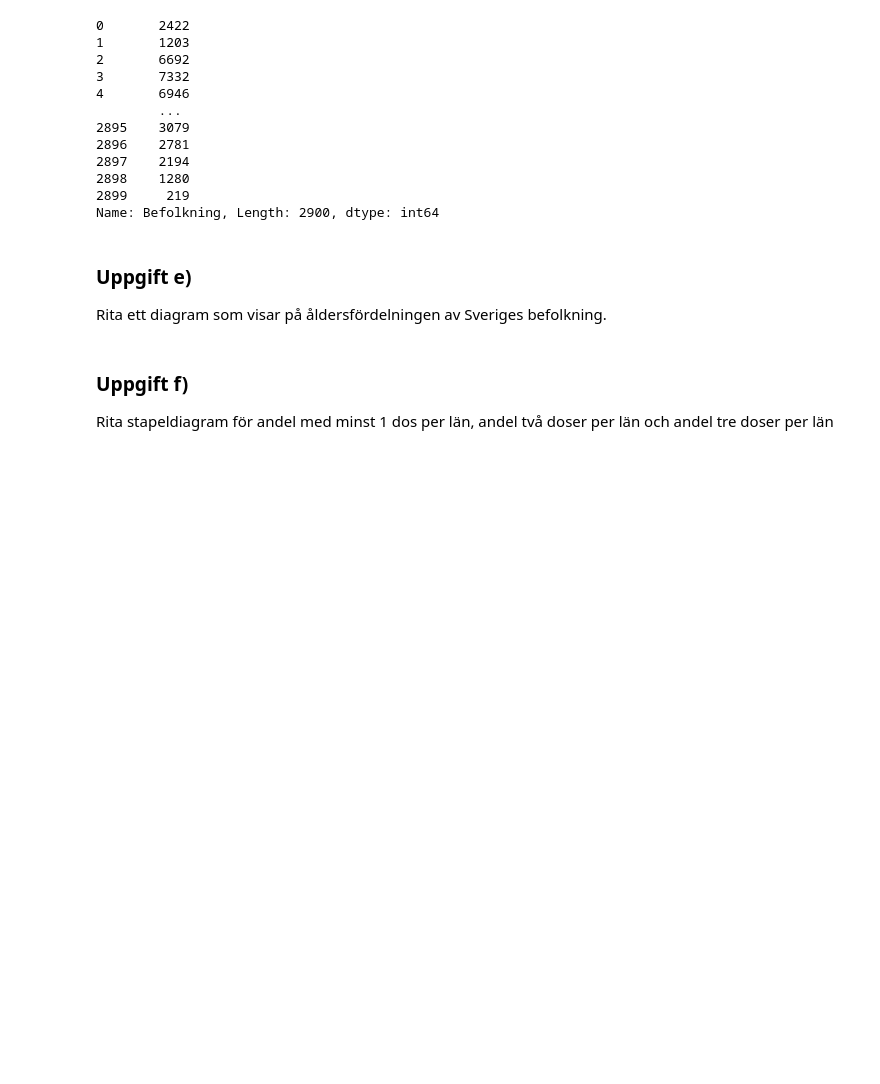
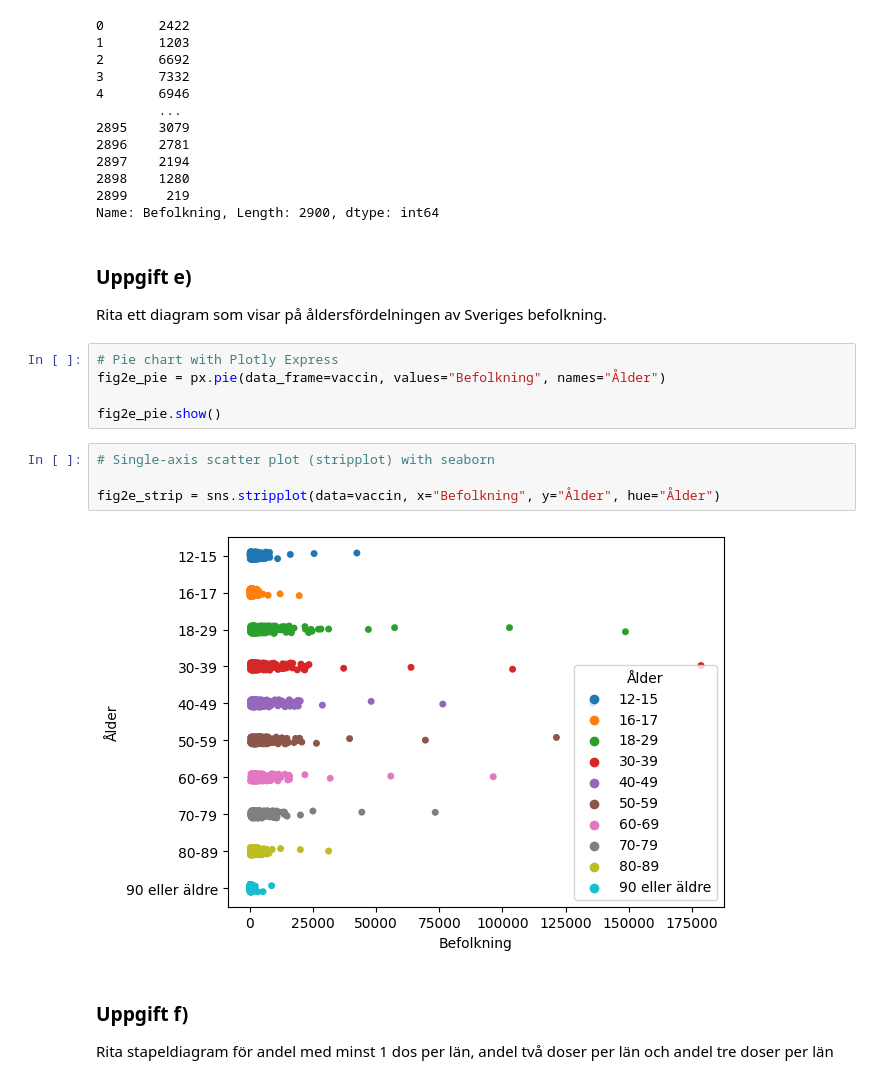
Before and after one commit to helveticae/Databehandling-William-Akilles-Lindstedt, a Jupyter notebook: COVID-19/covid-19.ipynb, the cells around one changed output. Drawn from its saved outputs; the diff is of its cells as text; blank space fills up the shorter version.

Commit message:
add piechart and stripplot

```diff
--- a/COVID-19/covid-19.ipynb
+++ b/COVID-19/covid-19.ipynb
@@ -122,6 +175,17 @@ Name: Befolkning, Length: 2900, dtype: int64
 # %% [markdown]
 ### Uppgift e)
 Rita ett diagram som visar på åldersfördelningen av Sveriges befolkning.
+# %%
+# Pie chart with Plotly Express
+fig2e_pie = px.pie(data_frame=vaccin, values="Befolkning", names="Ålder")
+
+fig2e_pie.show()
+# %%
+# Single-axis scatter plot (stripplot) with seaborn
+
+fig2e_strip = sns.stripplot(data=vaccin, x="Befolkning", y="Ålder", hue="Ålder")
+# %% [output]
+[figure, added]
 # %% [markdown]
 
  ### Uppgift f)
```
Also changed, not shown: parts of 15 cells of this notebook.
